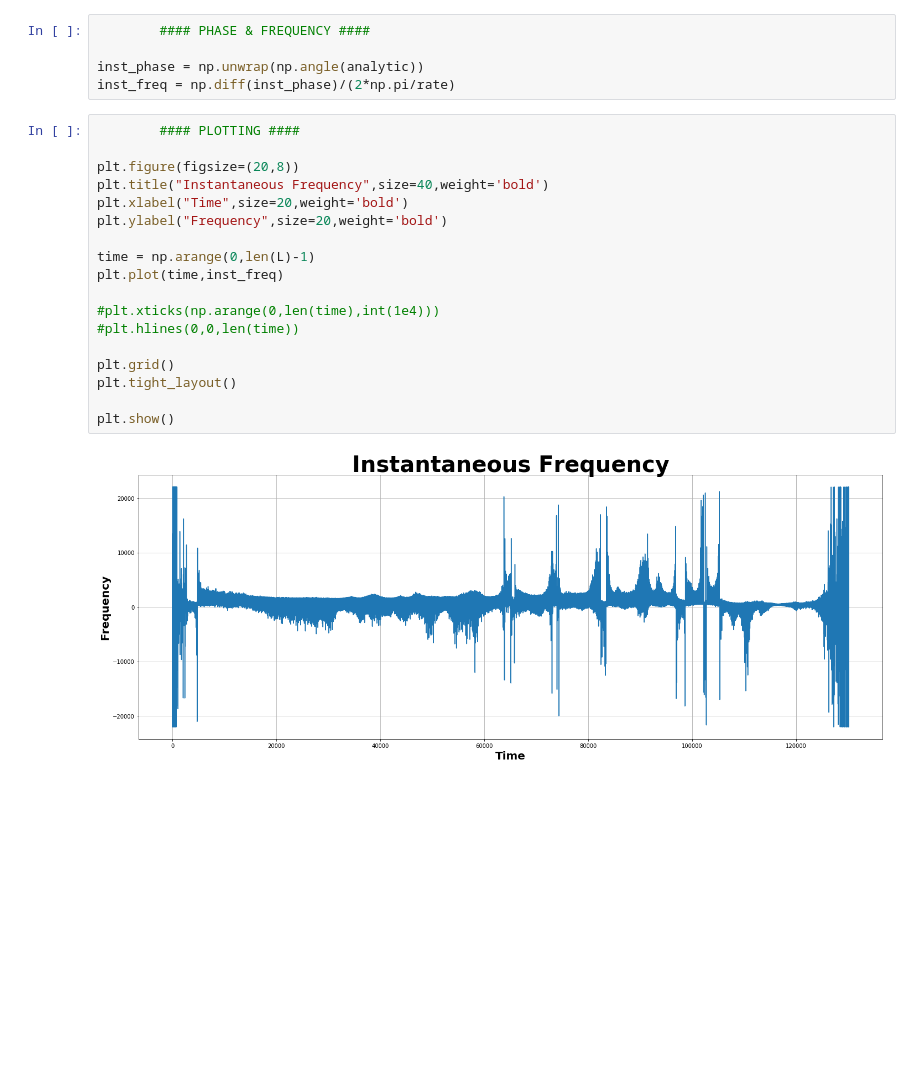
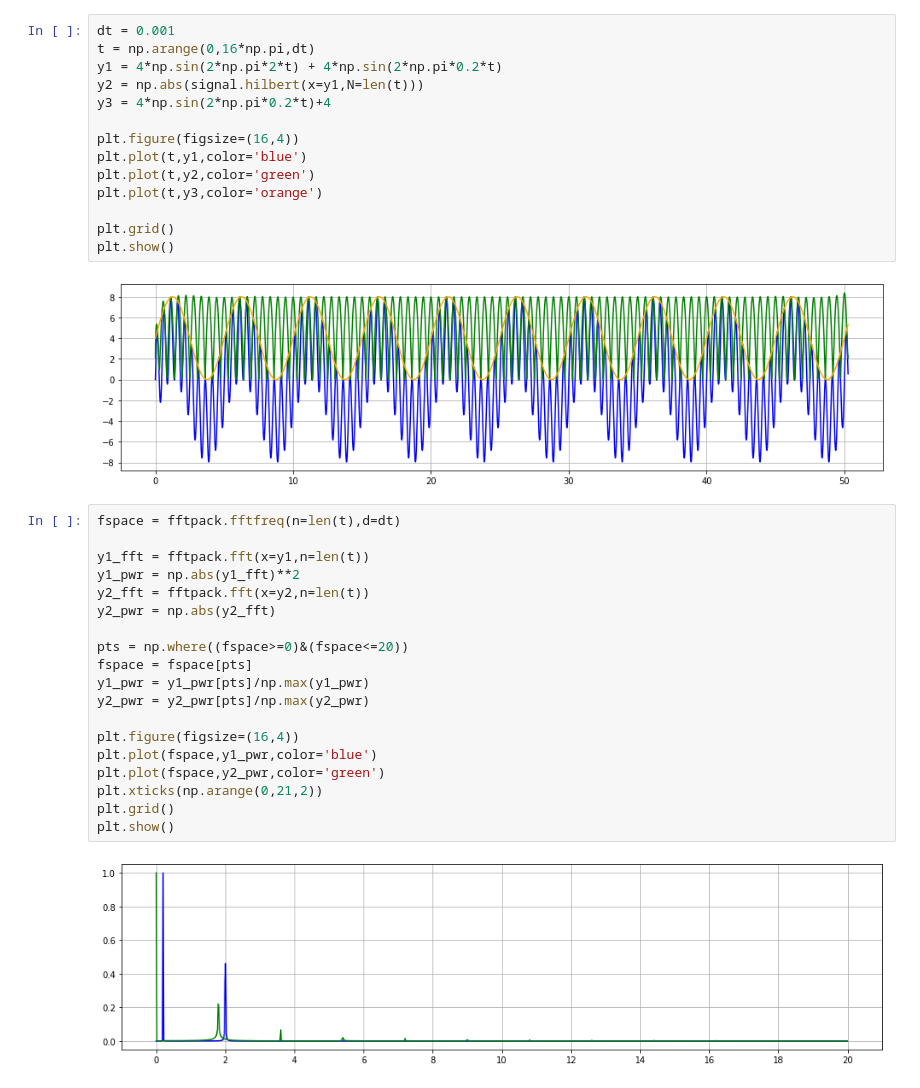
Before and after one commit to landonbuell/Buell-Senior-Thesis, a Jupyter notebook: Notebooks/Amplitude Envelope Test.ipynb, the cells around one changed output. Drawn from its saved outputs; the diff is of its cells as text; blank space fills up the shorter version.

Commit message:
19 Feb 2020
- Progress w/ amplitude enveoples and Hilbert transformation fucntions.

```diff
--- a/Notebooks/Amplitude Envelope Test.ipynb
+++ b/Notebooks/Amplitude Envelope Test.ipynb
@@ -61,25 +17,37 @@ plt.show()
-# %%
-        #### PHASE & FREQUENCY ####
-
-inst_phase = np.unwrap(np.angle(analytic))
-inst_freq = np.diff(inst_phase)/(2*np.pi/rate)
-# %%
-        #### PLOTTING ####
-
-plt.figure(figsize=(20,8))
-plt.title("Instantaneous Frequency",size=40,weight='bold')
-plt.xlabel("Time",size=20,weight='bold')
-plt.ylabel("Frequency",size=20,weight='bold')
-
-time = np.arange(0,len(L)-1)
-plt.plot(time,inst_freq)
-
-#plt.xticks(np.arange(0,len(time),int(1e4)))
-#plt.hlines(0,0,len(time))
-
-plt.grid()
-plt.tight_layout()
-
-plt.show()
-# %% [output]
-[figure, removed]
+# %%
+dt = 0.001
+t = np.arange(0,16*np.pi,dt)
+y1 = 4*np.sin(2*np.pi*2*t) + 4*np.sin(2*np.pi*0.2*t)
+y2 = np.abs(signal.hilbert(x=y1,N=len(t)))
+y3 = 4*np.sin(2*np.pi*0.2*t)+4
+
+plt.figure(figsize=(16,4))
+plt.plot(t,y1,color='blue')
+plt.plot(t,y2,color='green')
+plt.plot(t,y3,color='orange')
+
+plt.grid()
+plt.show()
+# %% [output]
+[figure, added]
+# %%
+fspace = fftpack.fftfreq(n=len(t),d=dt)
+
+y1_fft = fftpack.fft(x=y1,n=len(t))
+y1_pwr = np.abs(y1_fft)**2
+y2_fft = fftpack.fft(x=y2,n=len(t))
+y2_pwr = np.abs(y2_fft)
+
+pts = np.where((fspace>=0)&(fspace<=20))
+fspace = fspace[pts]
+y1_pwr = y1_pwr[pts]/np.max(y1_pwr)
+y2_pwr = y2_pwr[pts]/np.max(y2_pwr)
+
+plt.figure(figsize=(16,4))
+plt.plot(fspace,y1_pwr,color='blue')
+plt.plot(fspace,y2_pwr,color='green')
+plt.xticks(np.arange(0,21,2))
+plt.grid()
+plt.show()
+# %% [output]
+[figure, added]
```
Also changed, not shown: parts of 6 cells of this notebook.
